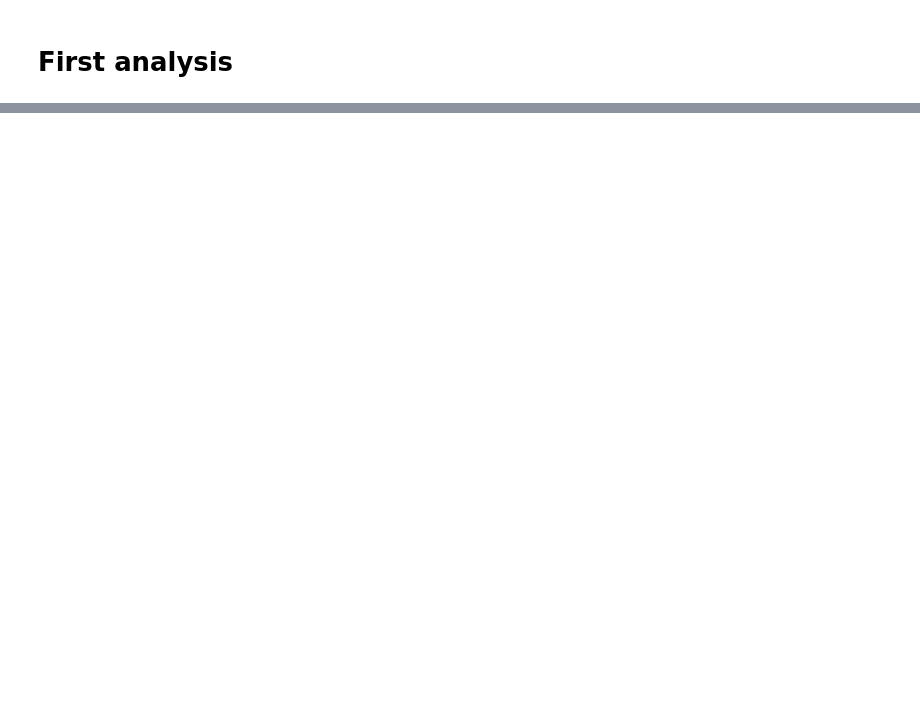
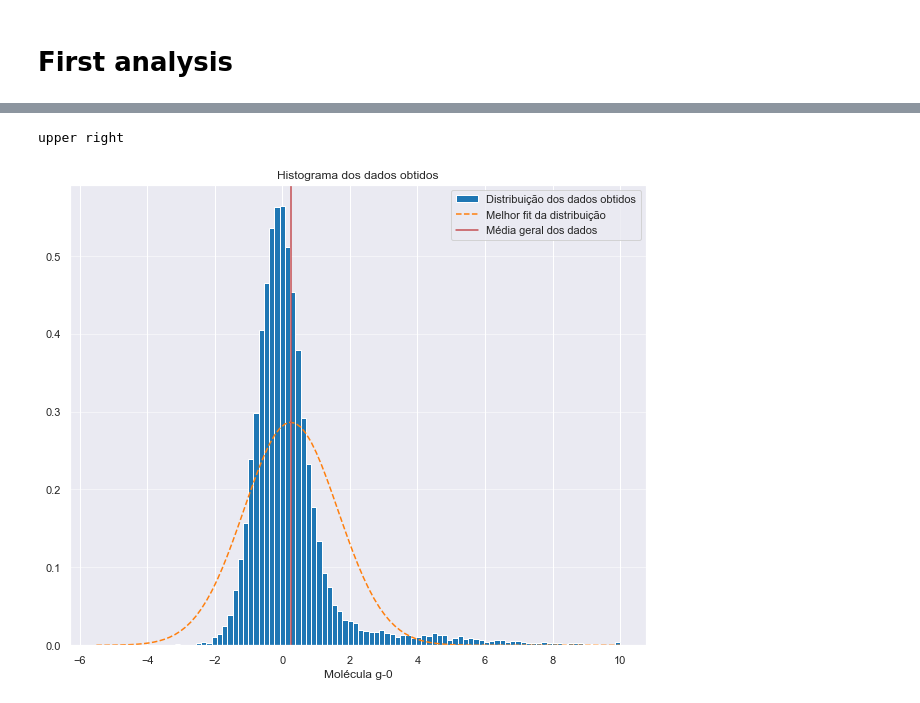
Before and after one commit to Shnrqpdr/drug-discovery, a Jupyter notebook: farmacos-nb.ipynb, the cells around one changed output, grey strips where cells are left out. Drawn from its saved outputs; the diff is of its cells as text; code cells hidden in the pictures; blank space fills up the shorter version.

```diff
--- a/farmacos-nb.ipynb
+++ b/farmacos-nb.ipynb
@@ -65,0 +105,5 @@ plt.show()
+# %%
+utils.histogram('fixed_bins_size', dados['g-0'], 'Molécula g-0', 'upper right', 100)
+# %% [output]
+upper right
+[figure, added]
```
Also changed, not shown: parts of 6 cells of this notebook, 1 other file.
